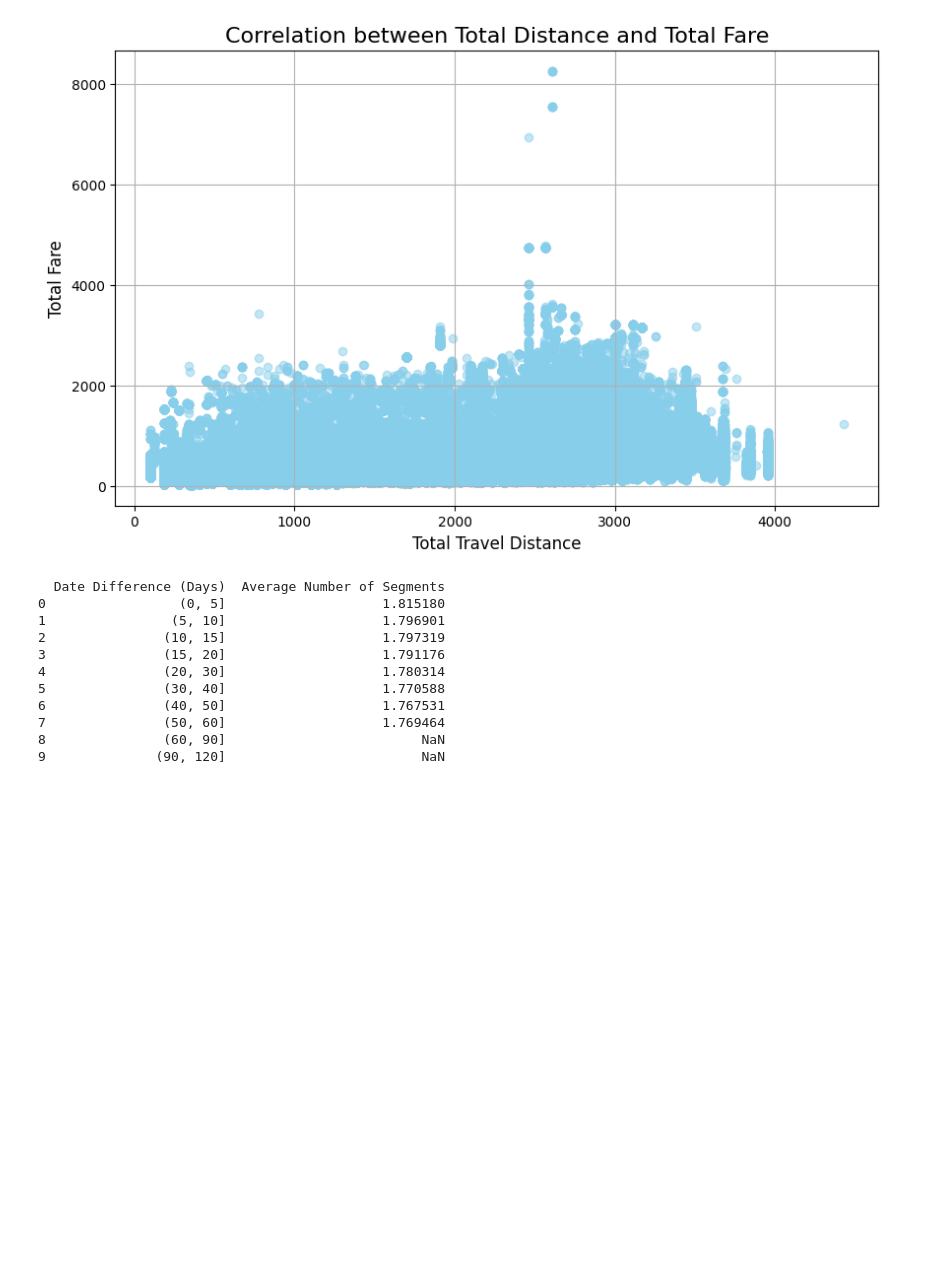
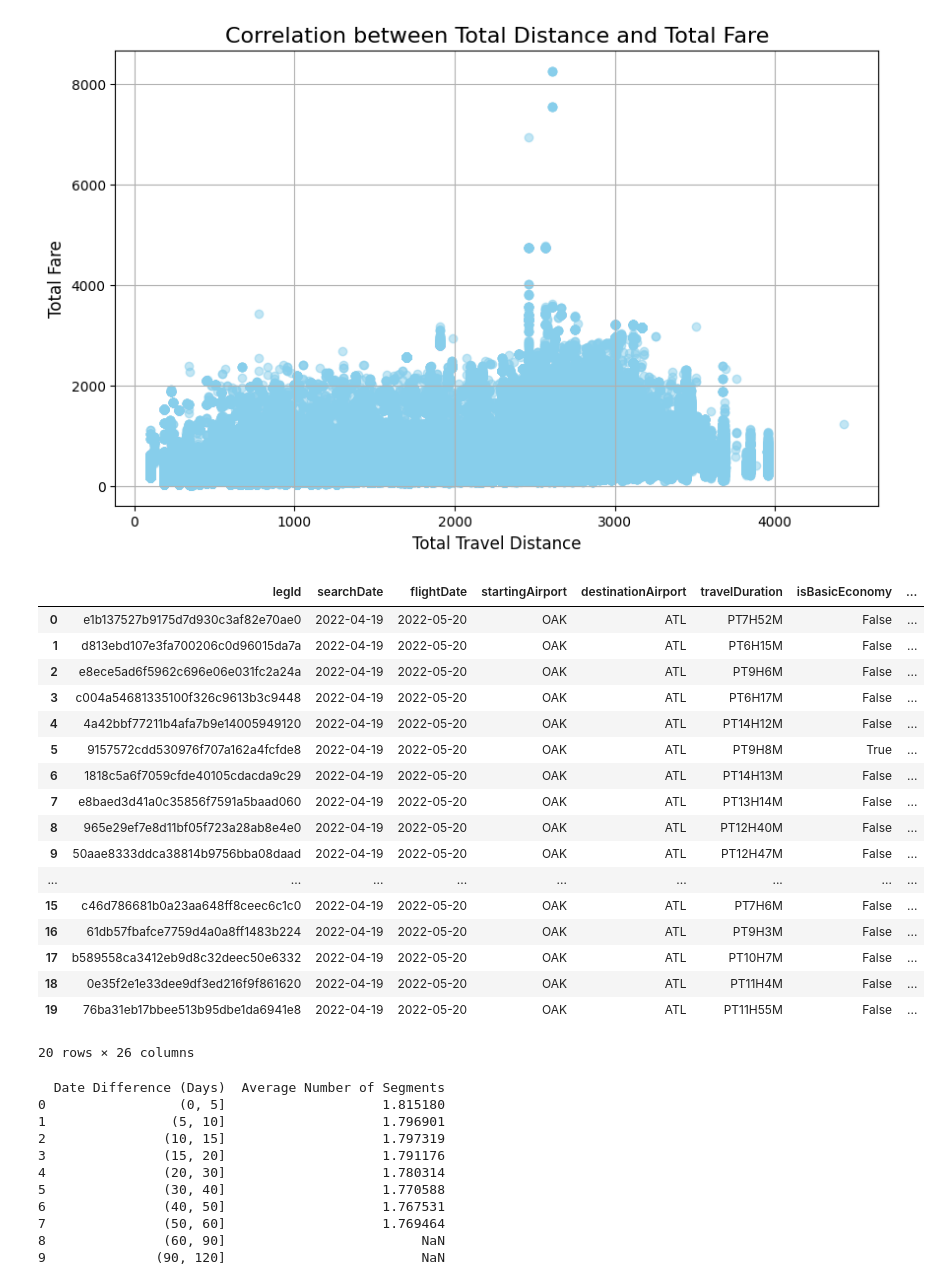
Before and after one commit to raym2828/adv_mla_at3_experimentation, a Jupyter notebook: notebooks/1_Taekjin_Jeong_25099654_EDA.ipynb, the cells around one changed output. Cells and saved outputs as stored; diff of their text form; code cells hidden in the pictures; blank space fills up the shorter version.

```diff
--- a/notebooks/1_Taekjin_Jeong_25099654_EDA.ipynb
+++ b/notebooks/1_Taekjin_Jeong_25099654_EDA.ipynb
@@ -332,6 +364,27 @@ plt.grid(True)
 plt.show()
 # %% [output]
 [figure]
+# %%
+df_eda.head(20)
+# %% [output]
+|  | legId | searchDate | flightDate | startingAirport | destinationAirport | travelDuration | isBasicEconomy | ... |
+| 0 | e1b137527b9175d7d930c3af82e70ae0 | 2022-04-19 | 2022-05-20 | OAK | ATL | PT7H52M | False | ... |
+| 1 | d813ebd107e3fa700206c0d96015da7a | 2022-04-19 | 2022-05-20 | OAK | ATL | PT6H15M | False | ... |
+| 2 | e8ece5ad6f5962c696e06e031fc2a24a | 2022-04-19 | 2022-05-20 | OAK | ATL | PT9H6M | False | ... |
+| 3 | c004a54681335100f326c9613b3c9448 | 2022-04-19 | 2022-05-20 | OAK | ATL | PT6H17M | False | ... |
+| 4 | 4a42bbf77211b4afa7b9e14005949120 | 2022-04-19 | 2022-05-20 | OAK | ATL | PT14H12M | False | ... |
+| 5 | 9157572cdd530976f707a162a4fcfde8 | 2022-04-19 | 2022-05-20 | OAK | ATL | PT9H8M | True | ... |
+| 6 | 1818c5a6f7059cfde40105cdacda9c29 | 2022-04-19 | 2022-05-20 | OAK | ATL | PT14H13M | False | ... |
+| 7 | e8baed3d41a0c35856f7591a5baad060 | 2022-04-19 | 2022-05-20 | OAK | ATL | PT13H14M | False | ... |
+| 8 | 965e29ef7e8d11bf05f723a28ab8e4e0 | 2022-04-19 | 2022-05-20 | OAK | ATL | PT12H40M | False | ... |
+| 9 | 50aae8333ddca38814b9756bba08daad | 2022-04-19 | 2022-05-20 | OAK | ATL | PT12H47M | False | ... |
+| ... | ... | ... | ... | ... | ... | ... | ... | ... |
+| 15 | c46d786681b0a23aa648ff8ceec6c1c0 | 2022-04-19 | 2022-05-20 | OAK | ATL | PT7H6M | False | ... |
+| 16 | 61db57fbafce7759d4a0a8ff1483b224 | 2022-04-19 | 2022-05-20 | OAK | ATL | PT9H3M | False | ... |
+| 17 | b589558ca3412eb9d8c32deec50e6332 | 2022-04-19 | 2022-05-20 | OAK | ATL | PT10H7M | False | ... |
+| 18 | 0e35f2e1e33dee9df3ed216f9f861620 | 2022-04-19 | 2022-05-20 | OAK | ATL | PT11H4M | False | ... |
+| 19 | 76ba31eb17bbee513b95dbe1da6941e8 | 2022-04-19 | 2022-05-20 | OAK | ATL | PT11H55M | False | ... |
+20 rows × 26 columns
 # %%
 def analyze_stopover_frequency(df):
     # Calculate date difference in days
```
Also changed, not shown: parts of 9 cells of this notebook, 3 other files.
